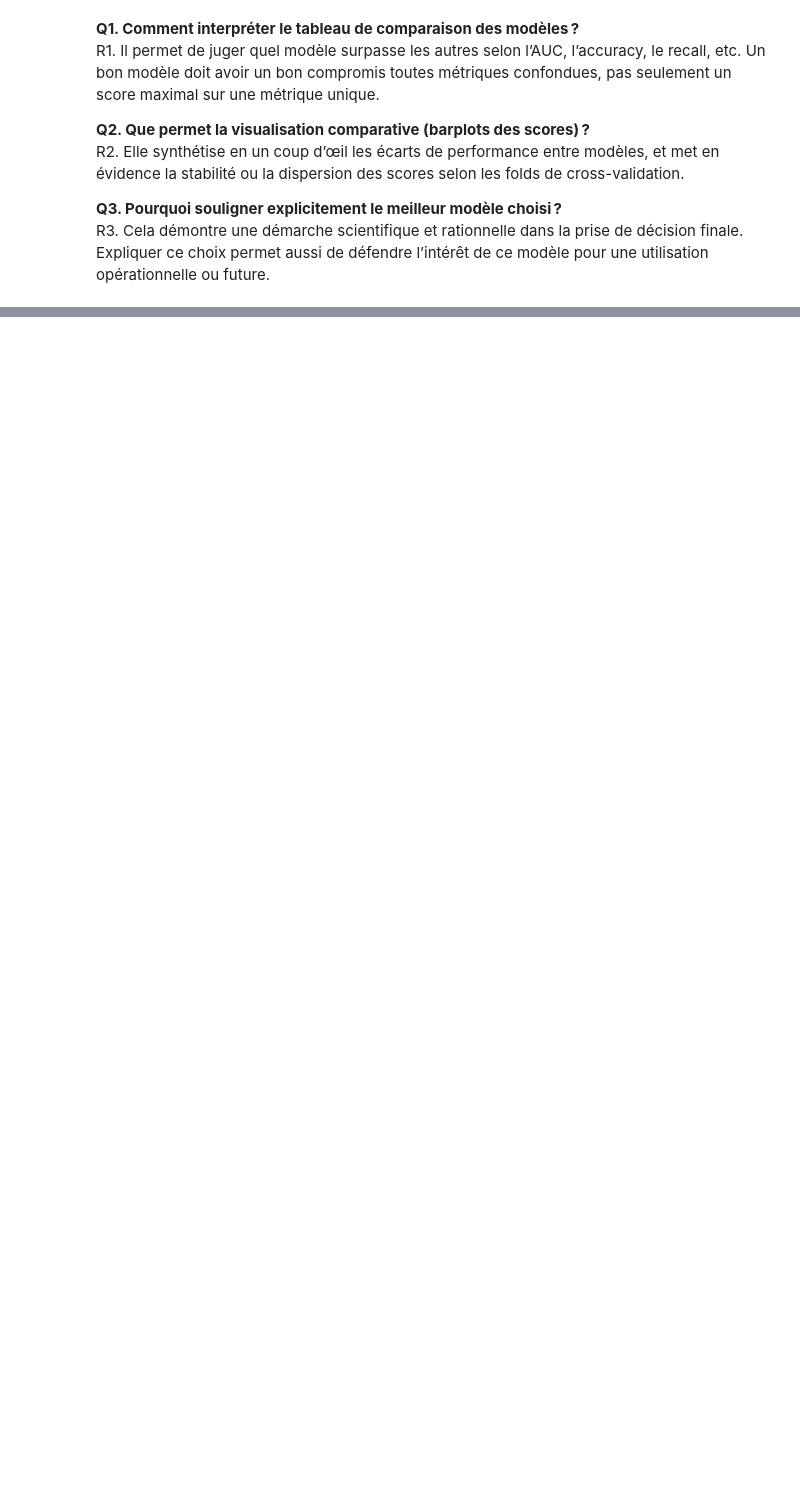
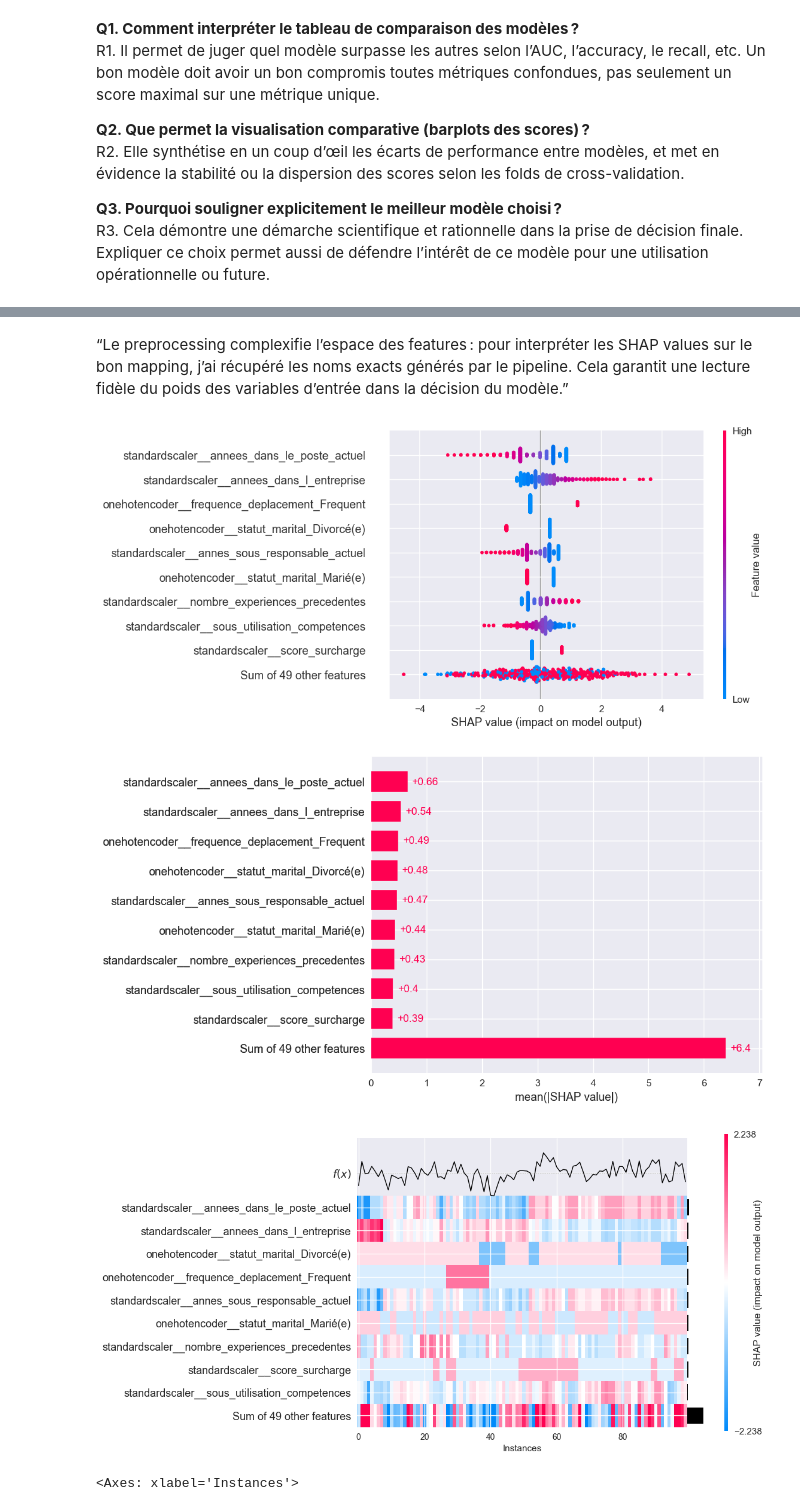
Before and after one commit to Pltn-1321/OC4-classification, a Jupyter notebook: notebooks/02_modelisation.ipynb, the cells around one changed output, grey strips where cells are left out. Saved outputs shown, nothing was run; the diff lists cells and outputs as text; code cells hidden in the pictures; blank space fills up the shorter version.

Commit message:
streamlit + shap

```diff
--- a/notebooks/02_modelisation.ipynb
+++ b/notebooks/02_modelisation.ipynb
@@ -517,0 +780,27 @@ AUC Test : 0.789
+# %% [markdown]
+“Le preprocessing complexifie l’espace des features : pour interpréter les SHAP values sur le bon mapping, j’ai récupéré les noms exacts générés par le pipeline. Cela garantit une lecture fidèle du poids des variables d’entrée dans la décision du modèle.”
+# %%
+# Si vous préférez les nouvelles API de SHAP (plus moderne)
+import shap
+
+# Créer un Explanation object
+explanation = shap.Explanation(
+    values=shap_values,
+    base_values=explainer.expected_value,
+    data=X_test_df.values,
+    feature_names=feature_names
+)
+
+# Beeswarm plot (remplace summary_plot)
+shap.plots.beeswarm(explanation)
+
+# Bar plot
+shap.plots.bar(explanation)
+
+# Heatmap
+shap.plots.heatmap(explanation[:100])  # Sous-échantillon pour lisibilité
+# %% [output]
+[figure, added]
+[figure, added]
+[figure, added]
+<Axes: xlabel='Instances'>
```
Also changed, not shown: parts of 10 cells of this notebook, 8 other files.
